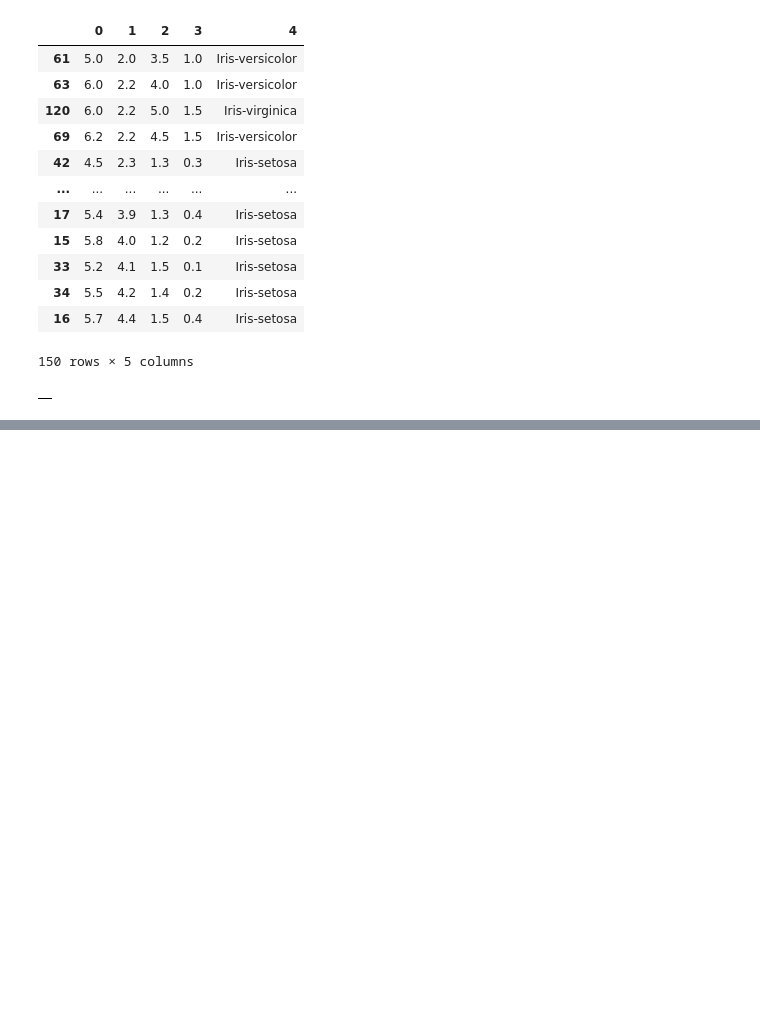
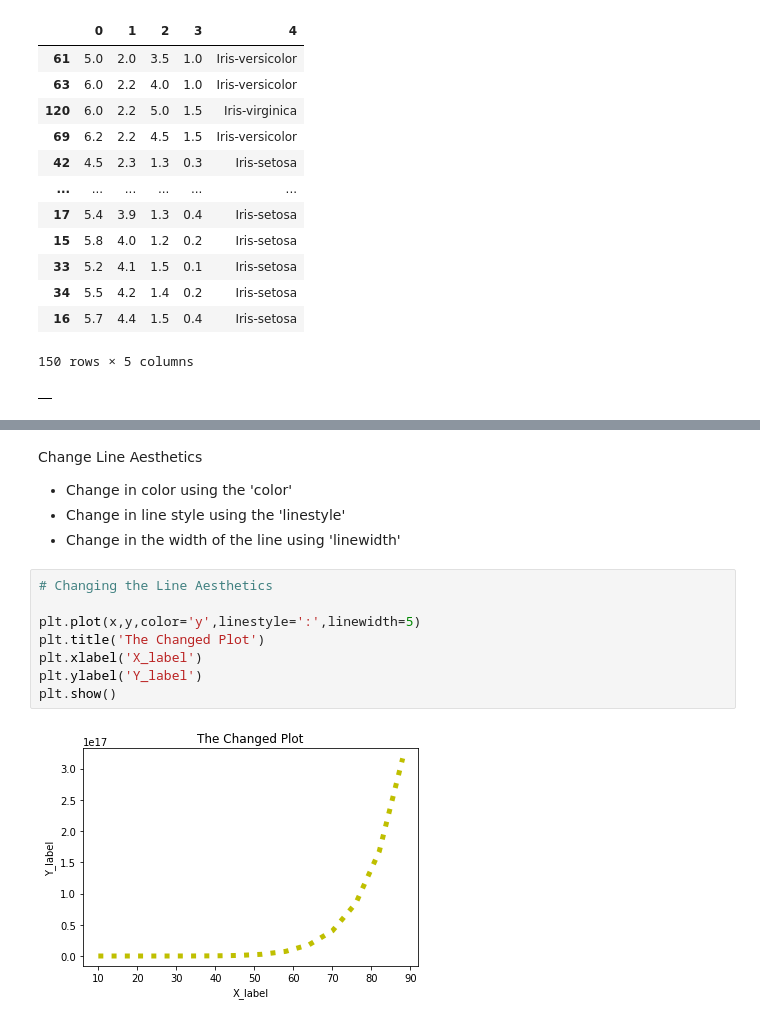
Before and after one commit to DasariRishikesh/Python_with_MachineLearning, a Jupyter notebook: Python_with_machine_learning.ipynb, the cells around one changed output, grey strips where cells are left out. Cells and saved outputs as stored; diff of their text form; blank space fills up the shorter version.

```diff
--- a/Python_with_machine_learning.ipynb
+++ b/Python_with_machine_learning.ipynb
@@ -671,0 +756,15 @@ q.sort_values(by = 1) # Get the order of the column according to the incresing o
+# %% [markdown]
+Change Line Aesthetics
+* Change in color using the 'color'
+* Change in line style using the 'linestyle'
+* Change in the width of the line using 'linewidth'
+# %%
+# Changing the Line Aesthetics
+
+plt.plot(x,y,color='y',linestyle=':',linewidth=5)
+plt.title('The Changed Plot')
+plt.xlabel('X_label')
+plt.ylabel('Y_label')
+plt.show()
+# %% [output]
+[figure, added]
```
Also changed, not shown: parts of 25 cells of this notebook.
